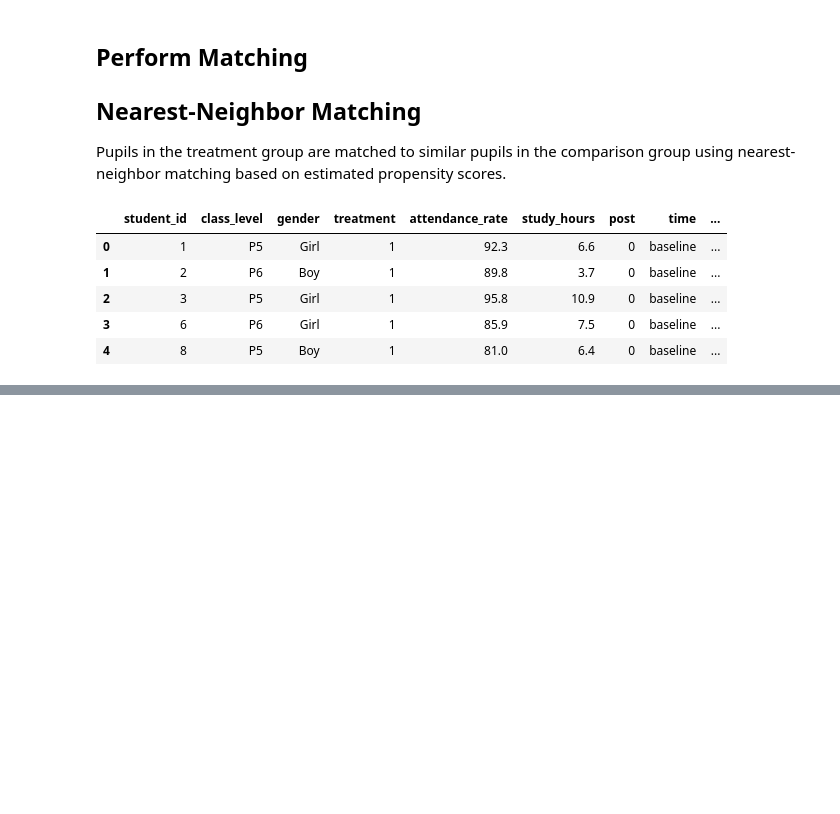
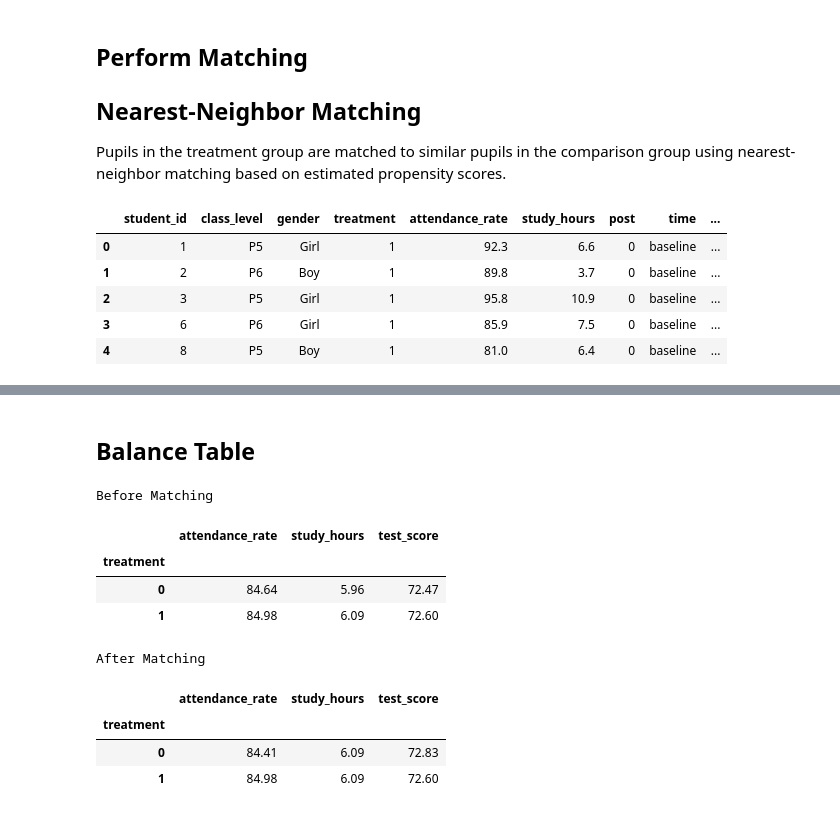
Before and after one commit to sammyamanya/impact_evaluation_education_program_uganda, a Jupyter notebook: notebooks/03_propensity_score_matching.ipynb, the cells around one changed output, grey strips where cells are left out. Saved outputs shown, nothing was run; the diff lists cells and outputs as text; code cells hidden in the pictures; blank space fills up the shorter version.

```diff
--- a/notebooks/03_propensity_score_matching.ipynb
+++ b/notebooks/03_propensity_score_matching.ipynb
@@ -178,0 +181,2 @@ plt.show()
+# %% [markdown]
+## Balance Table
@@ -178,0 +188,38 @@ plt.show()
+# %%
+balance_before = baseline.groupby(
+    "treatment"
+)[
+    [
+        "attendance_rate",
+        "study_hours",
+        "test_score"
+    ]
+].mean().round(2)
+
+balance_after = matched_sample.groupby(
+    "treatment"
+)[
+    [
+        "attendance_rate",
+        "study_hours",
+        "test_score"
+    ]
+].mean().round(2)
+# %%
+#Displaying the balance table
+print("Before Matching")
+display(balance_before)
+
+print("After Matching")
+display(balance_after)
+# %% [output]
+Before Matching
+|  | attendance_rate | study_hours | test_score |
+| treatment |  |  |  |
+| 0 | 84.64 | 5.96 | 72.47 |
+| 1 | 84.98 | 6.09 | 72.60 |
+After Matching
+|  | attendance_rate | study_hours | test_score |
+| treatment |  |  |  |
+| 0 | 84.41 | 6.09 | 72.83 |
+| 1 | 84.98 | 6.09 | 72.60 |
```
Also changed, not shown: parts of 4 cells of this notebook, 4 other files.
